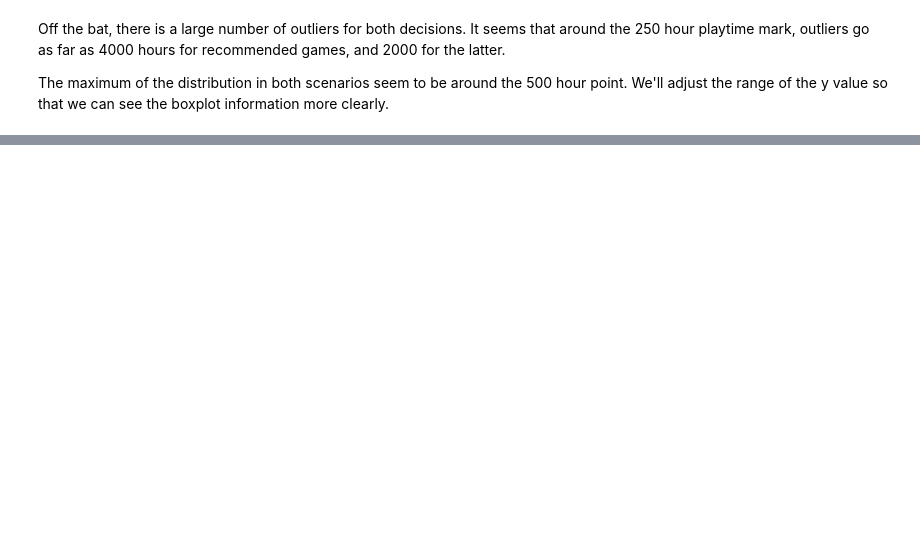
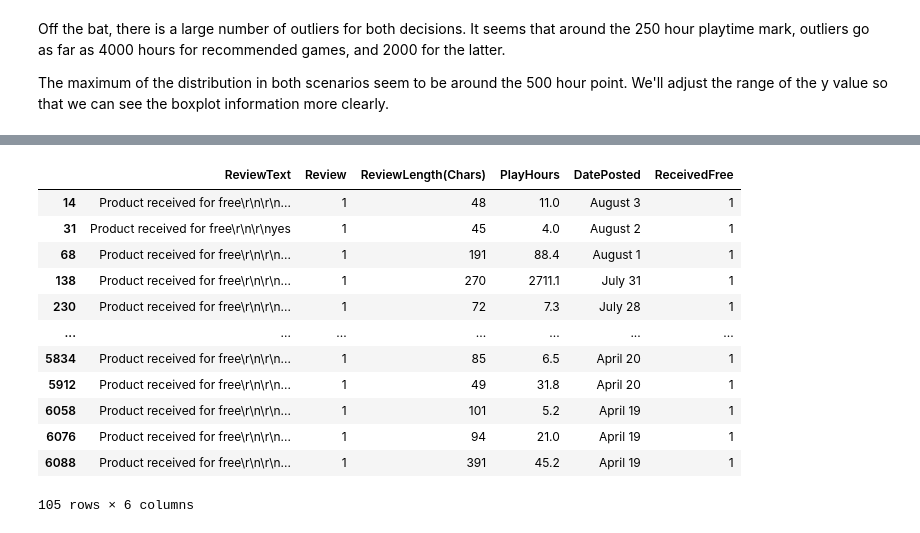
Before and after one commit to KatyaZeross/A-Satisfactory-Project, a Jupyter notebook: data-preprocessing.ipynb, the cells around one changed output, grey strips where cells are left out. Drawn from its saved outputs; the diff is of its cells as text; code cells hidden in the pictures; blank space fills up the shorter version.

```diff
--- a/data-preprocessing.ipynb
+++ b/data-preprocessing.ipynb
@@ -237,0 +248,20 @@ From the plot, we can see that for those that didn't like the game, the maximum
+# %%
+# creatinga new column where (1, 0) is assigned if the user received the game free of charge or not
+df['ReceivedFree'] = np.where(df.ReviewText.str.contains('Product received for free'), 1, 0)
+
+# sanity check to see how many users received the game for free
+df[df.ReceivedFree == 1]
+# %% [output]
+|  | ReviewText | Review | ReviewLength(Chars) | PlayHours | DatePosted | ReceivedFree |
+| 14 | Product received for free\r\n\r\n... | 1 | 48 | 11.0 | August 3 | 1 |
+| 31 | Product received for free\r\n\r\nyes | 1 | 45 | 4.0 | August 2 | 1 |
+| 68 | Product received for free\r\n\r\n... | 1 | 191 | 88.4 | August 1 | 1 |
+| 138 | Product received for free\r\n\r\n... | 1 | 270 | 2711.1 | July 31 | 1 |
+| 230 | Product received for free\r\n\r\n... | 1 | 72 | 7.3 | July 28 | 1 |
+| ... | ... | ... | ... | ... | ... | ... |
+| 5834 | Product received for free\r\n\r\n... | 1 | 85 | 6.5 | April 20 | 1 |
+| 5912 | Product received for free\r\n\r\n... | 1 | 49 | 31.8 | April 20 | 1 |
+| 6058 | Product received for free\r\n\r\n... | 1 | 101 | 5.2 | April 19 | 1 |
+| 6076 | Product received for free\r\n\r\n... | 1 | 94 | 21.0 | April 19 | 1 |
+| 6088 | Product received for free\r\n\r\n... | 1 | 391 | 45.2 | April 19 | 1 |
+105 rows × 6 columns
```
Also changed, not shown: parts of 9 cells of this notebook, 4 other files.
